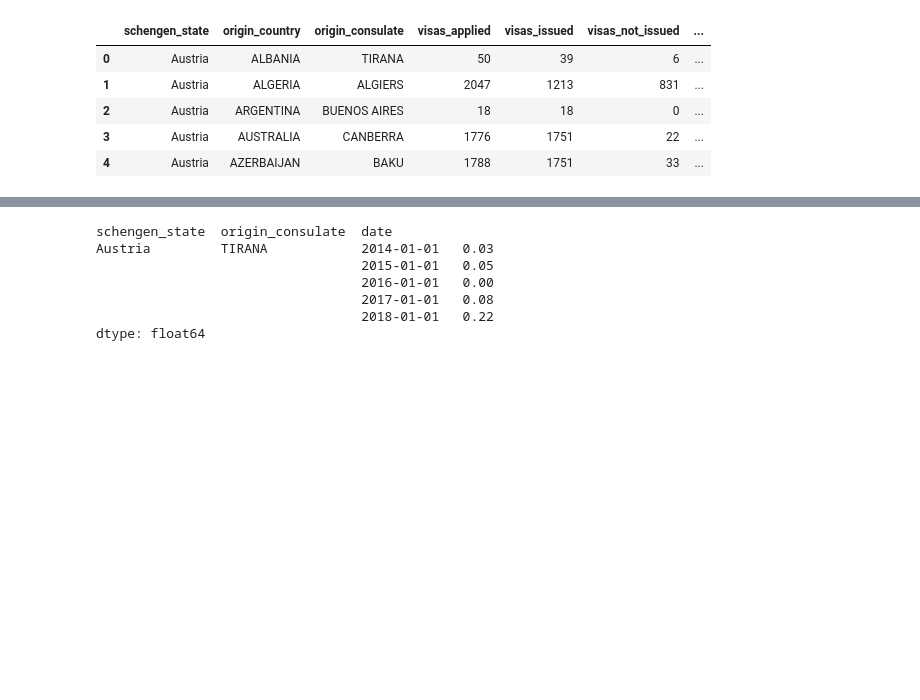
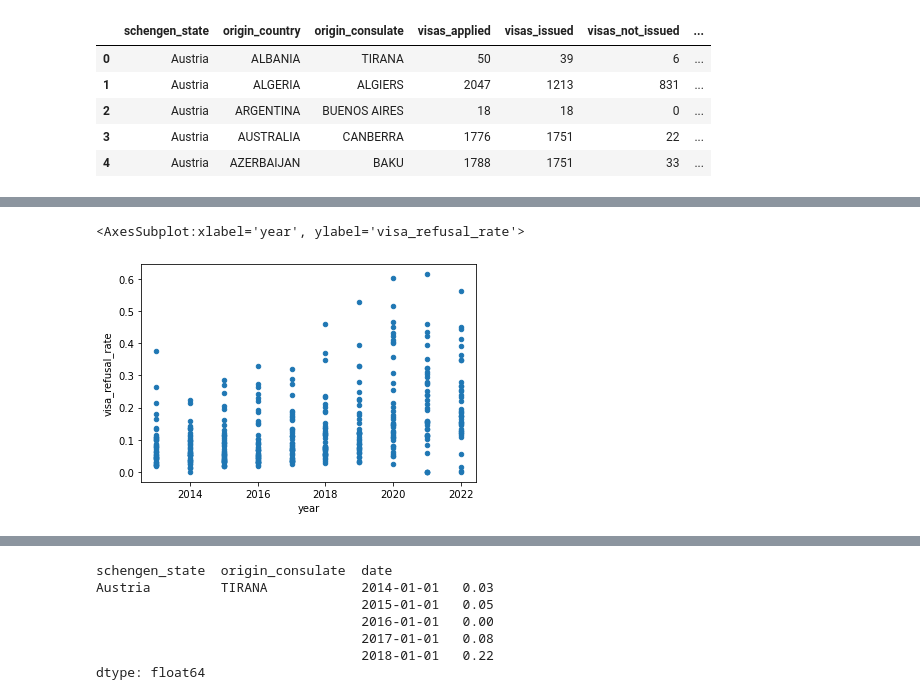
Before and after one commit to mogenshobolth/eu-visa-policy, a Jupyter notebook: data-science/univariate-analysis.ipynb, the cells around one changed output, grey strips where cells are left out. Saved outputs shown, nothing was run; the diff lists cells and outputs as text; code cells hidden in the pictures; blank space fills up the shorter version.

```diff
--- a/data-science/univariate-analysis.ipynb
+++ b/data-science/univariate-analysis.ipynb
@@ -55 +65,6 @@ df.groupby(['year'])['visa_refusal_rate'].mean().plot.line(figsize=(20,10))
+# %%
+df.where(df["origin_country"] == 'INDIA').plot.scatter(x='year',y='visa_refusal_rate')
+# %% [output]
+<AxesSubplot:xlabel='year', ylabel='visa_refusal_rate'>
+[figure, added]
 # %%
```
Also changed, not shown: parts of 9 cells of this notebook, 2 other files.
